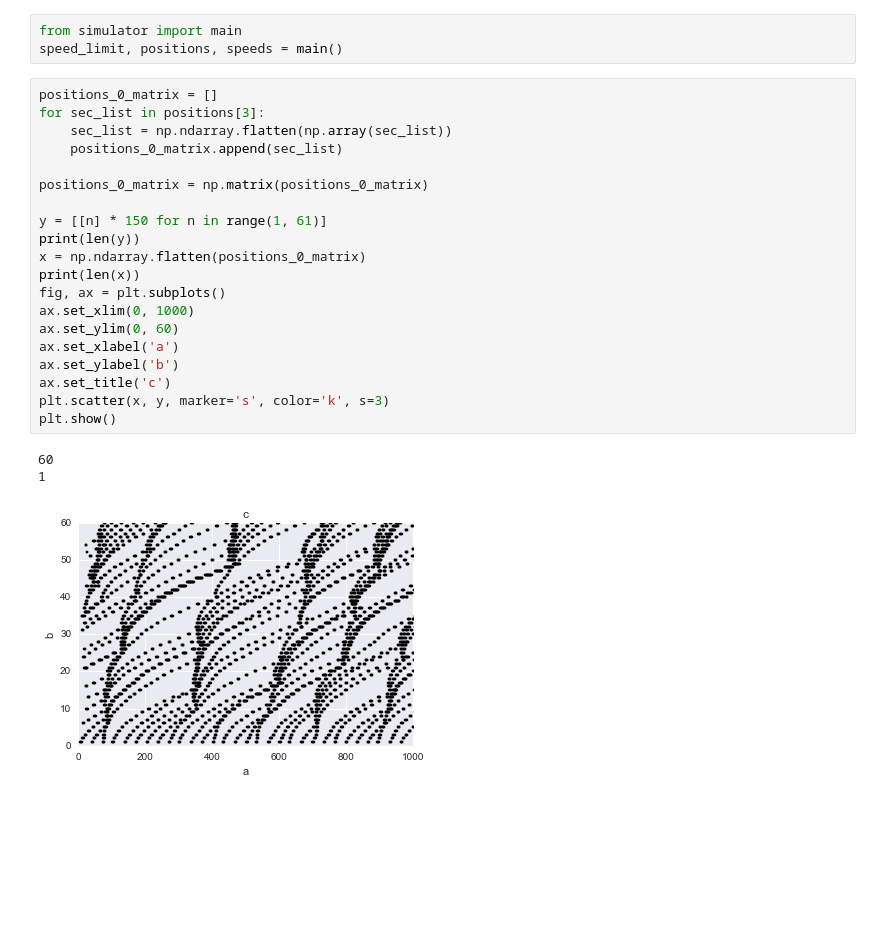
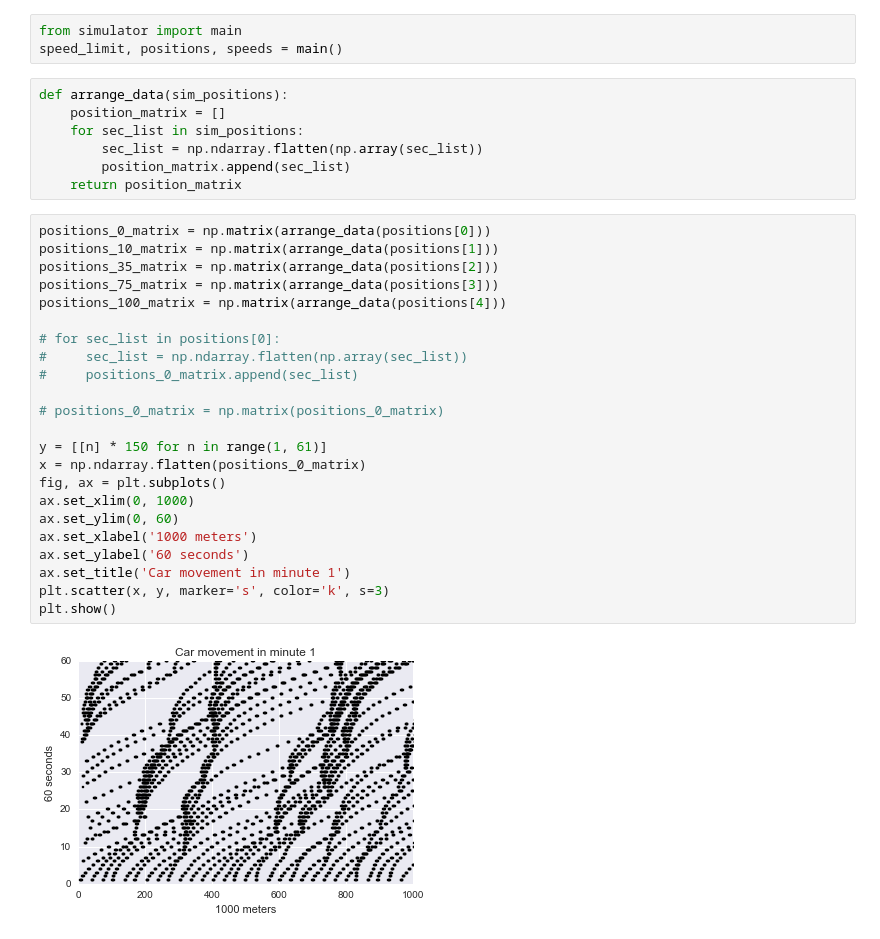
Before and after one commit to katjackson/traffic-simulation, a Jupyter notebook: Notebook Plots and Findings.ipynb, the cells around one changed output. Cells and saved outputs as stored; diff of their text form; blank space fills up the shorter version.

Commit message:
5 position plots. Changed points of data collection.

```diff
--- a/Notebook Plots and Findings.ipynb
+++ b/Notebook Plots and Findings.ipynb
@@ -12,27 +12,35 @@ from road import Road
 # %%
 from simulator import main
 speed_limit, positions, speeds = main()
+# %%
+def arrange_data(sim_positions):
+    position_matrix = []
+    for sec_list in sim_positions:
+        sec_list = np.ndarray.flatten(np.array(sec_list))
+        position_matrix.append(sec_list)
+    return position_matrix
 # %%
-positions_0_matrix = []
-for sec_list in positions[3]:
-    sec_list = np.ndarray.flatten(np.array(sec_list))
-    positions_0_matrix.append(sec_list)
+positions_0_matrix = np.matrix(arrange_data(positions[0]))
+positions_10_matrix = np.matrix(arrange_data(positions[1]))
+positions_35_matrix = np.matrix(arrange_data(positions[2]))
+positions_75_matrix = np.matrix(arrange_data(positions[3]))
+positions_100_matrix = np.matrix(arrange_data(positions[4]))
 
-positions_0_matrix = np.matrix(positions_0_matrix)
+# for sec_list in positions[0]:
+#     sec_list = np.ndarray.flatten(np.array(sec_list))
+#     positions_0_matrix.append(sec_list)
+
+# positions_0_matrix = np.matrix(positions_0_matrix)
 
 y = [[n] * 150 for n in range(1, 61)]
-print(len(y))
 x = np.ndarray.flatten(positions_0_matrix)
-print(len(x))
 fig, ax = plt.subplots()
 ax.set_xlim(0, 1000)
 ax.set_ylim(0, 60)
-ax.set_xlabel('a')
-ax.set_ylabel('b')
-ax.set_title('c')
+ax.set_xlabel('1000 meters')
+ax.set_ylabel('60 seconds')
+ax.set_title('Car movement in minute 1')
 plt.scatter(x, y, marker='s', color='k', s=3)
 plt.show()
 # %% [output]
-60
-1
-[figure, old version]
+[figure, new version]
```
Also changed, not shown: parts of 4 cells of this notebook.
